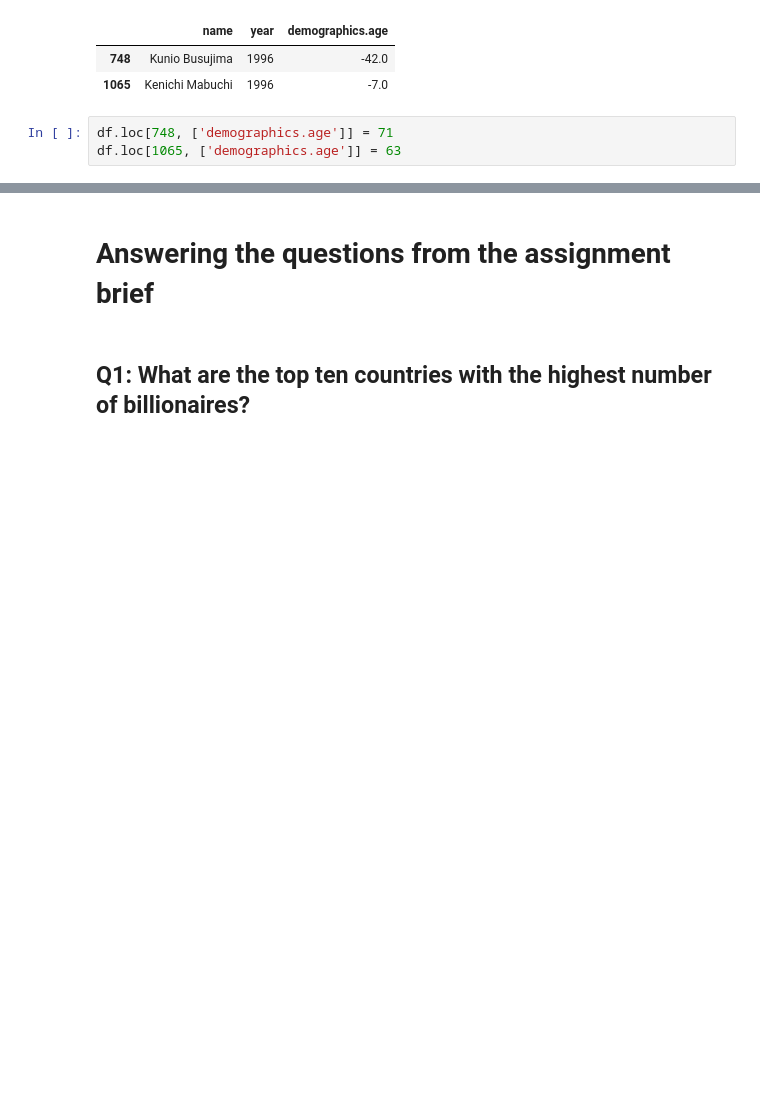
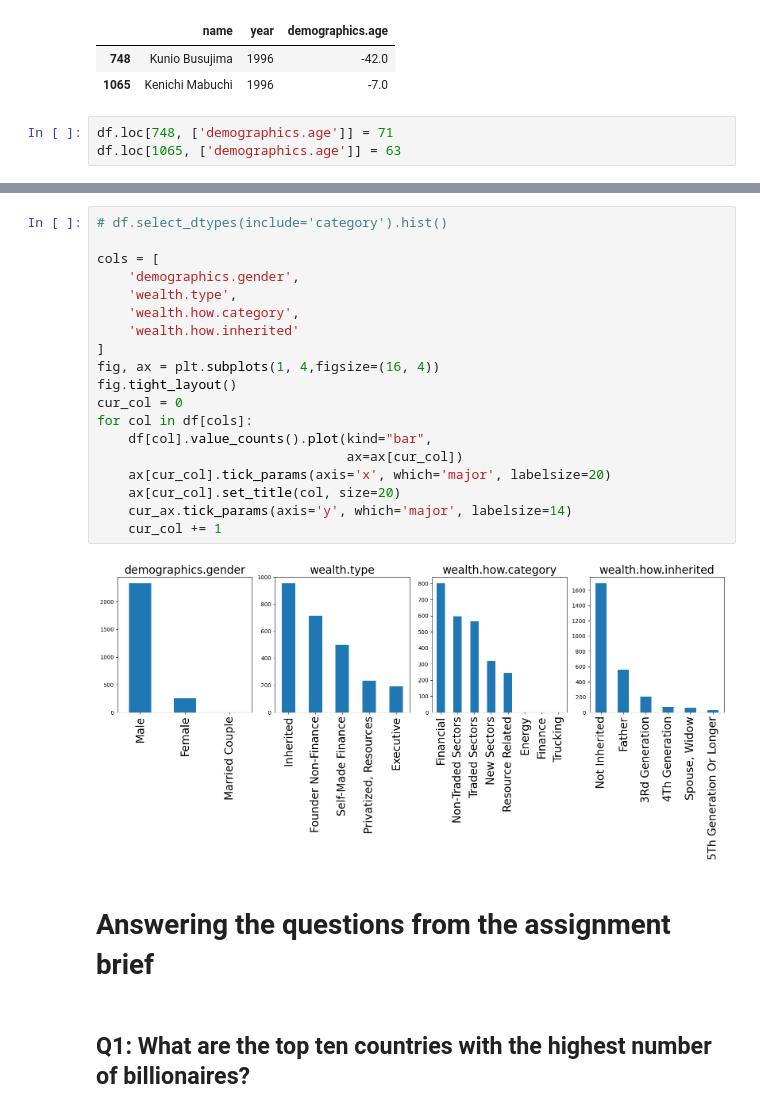
Before and after one commit to babakmahmoudian/billionaires, a Jupyter notebook: billionaires.ipynb, the cells around one changed output, grey strips where cells are left out. Saved outputs shown, nothing was run; the diff lists cells and outputs as text; blank space fills up the shorter version.

```diff
--- a/billionaires.ipynb
+++ b/billionaires.ipynb
@@ -559,3 +611,24 @@ df.loc[1065, ['demographics.age']] = 63
+# %%
+# df.select_dtypes(include='category').hist()
+
+cols = [
+    'demographics.gender',
+    'wealth.type',
+    'wealth.how.category',
+    'wealth.how.inherited'
+]
+fig, ax = plt.subplots(1, 4,figsize=(16, 4))
+fig.tight_layout()
+cur_col = 0
+for col in df[cols]:
+    df[col].value_counts().plot(kind="bar",
+                                ax=ax[cur_col])
+    ax[cur_col].tick_params(axis='x', which='major', labelsize=20)
+    ax[cur_col].set_title(col, size=20)
+    cur_ax.tick_params(axis='y', which='major', labelsize=14)
+    cur_col += 1
+# %% [output]
+[figure, added]
 # %% [markdown]
 # Answering the questions from the assignment brief
 # %% [markdown]
```
Also changed, not shown: parts of 13 cells of this notebook.
